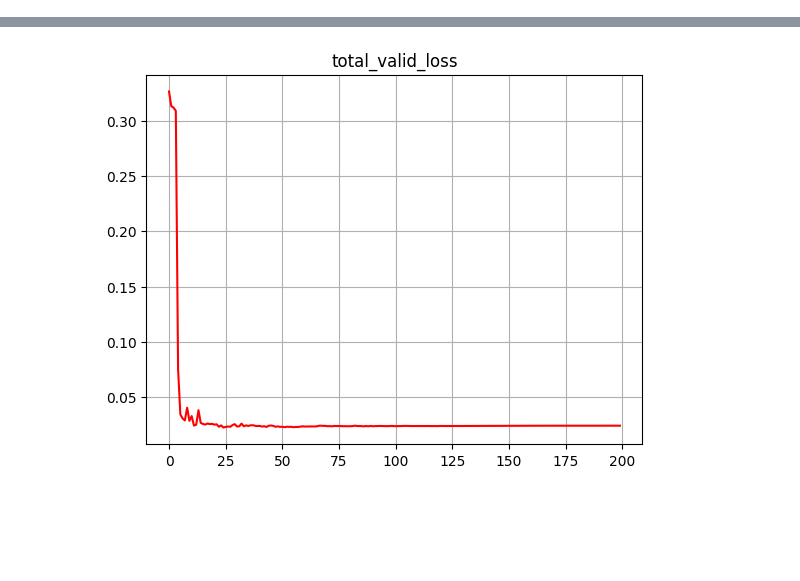
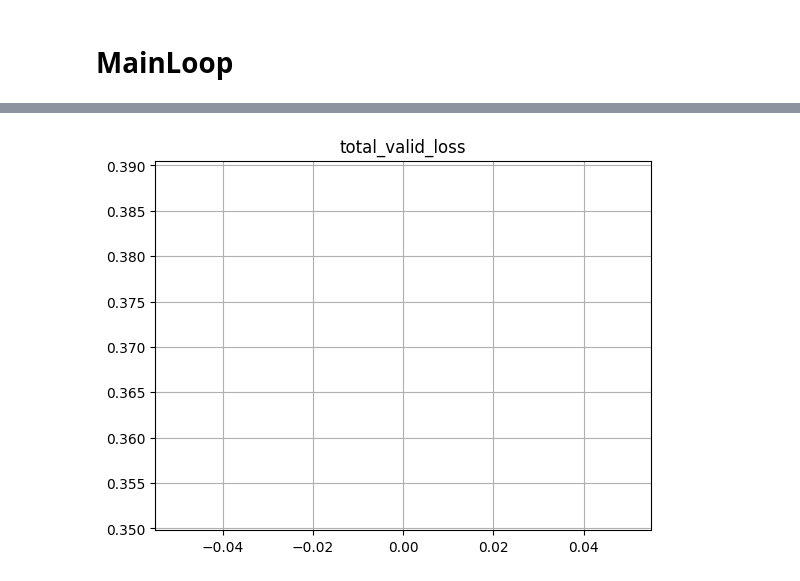
Before and after one commit to axcy0809/MasterThesis, a Jupyter notebook: transformerBuildingEnergy/transformer_buildingEnergy.ipynb, the cells around one changed output, grey strips where cells are left out. Drawn from its saved outputs; the diff is of its cells as text; code cells hidden in the pictures; blank space fills up the shorter version.

```diff
--- a/transformerBuildingEnergy/transformer_buildingEnergy.ipynb
+++ b/transformerBuildingEnergy/transformer_buildingEnergy.ipynb
@@ -11,4 +11,5 @@ output_window = 1 # number of prediction steps, in this model its fixed to one
 block_len = input_window + output_window # for one input-output pair
 batch_size = 10
 train_size = 0.8
+n_layers = 1
 device = torch.device("cuda" if torch.cuda.is_available() else "cpu")
@@ -15,36 +36,13 @@ device = torch.device("cuda" if torch.cuda.is_available() else "cpu")
 # %%
-class PositionalEncoding(nn.Module):
-
-    def __init__(self, d_model, max_len=5000):
-        super(PositionalEncoding, self).__init__()
-        pe = torch.zeros(max_len, d_model)
-        position = torch.arange(0, max_len, dtype=torch.float).unsqueeze(1)
-        # div_term = torch.exp(
-        #     torch.arange(0, d_model, 2).float() * (-math.log(10000.0) / d_model)
-        # )
-        div_term = 1 / (10000 ** ((2 * np.arange(d_model)) / d_model))
-        pe[:, 0::2] = torch.sin(position * div_term[0::2])
-        pe[:, 1::2] = torch.cos(position * div_term[1::2])
-
-        pe = pe.unsqueeze(0).transpose(0, 1) # [5000, 1, d_model],so need seq-len <= 5000
-        #pe.requires_grad = False
-        self.register_buffer('pe', pe)
-
-    def forward(self, x):
-        # print(self.pe[:x.size(0), :].repeat(1,x.shape[1],1).shape ,'---',x.shape)
-        # dimension 1 maybe inequal batchsize
-        return x + self.pe[:x.size(0), :].repeat(1,x.shape[1],1)
-
-
 class TransAm(nn.Module):
-    def __init__(self,feature_size=250,num_layers=1,dropout=0.1):
+    def __init__(self,feature_size=256,num_layers=1,dropout=0.1):
         super(TransAm, self).__init__()
         self.model_type = 'Transformer'
         self.input_embedding  = nn.Linear(1,feature_size)
         self.src_mask = None
 
         self.pos_encoder = PositionalEncoding(feature_size)
-        self.encoder_layer = nn.TransformerEncoderLayer(d_model=feature_size, nhead=10, dropout=dropout)
+        self.encoder_layer = nn.TransformerEncoderLayer(d_model=feature_size, nhead=16, dropout=dropout)
         self.transformer_encoder = nn.TransformerEncoder(self.encoder_layer, num_layers=num_layers)
         self.decoder = nn.Linear(feature_size,1)
         self.init_weights()
@@ -220,6 +299,8 @@ def evaluate(eval_model, data_source,criterion):
+# %% [markdown]
+# MainLoop
 # %%
 train_data, val_data = get_data("data/Office_Eddie.csv")
-model = TransAm().to(device)
+model = TransAm(num_layers=n_layers).to(device)
 
 criterion = nn.MSELoss()
 lr = 0.005
@@ -228,7 +309,7 @@ optimizer = torch.optim.AdamW(model.parameters(), lr=lr)
 scheduler = torch.optim.lr_scheduler.StepLR(optimizer, 1, gamma=0.95)
 
 best_val_loss = float("inf")
-epochs = 200 # The number of epochs
+epochs = 1 # The number of epochs
 best_model = None
 
 for epoch in range(1, epochs + 1):
@@ -238,7 +319,6 @@ for epoch in range(1, epochs + 1):
     loss.append(val_loss)
     if ( epoch % 5 == 0 ):
         val_loss = plot_and_loss(model, val_data,epoch,criterion)
-        #predict_future(model, val_data,20)
 
 
     print('-' * 89)
@@ -251,7 +331,7 @@ for epoch in range(1, epochs + 1):
 pyplot.plot(loss,color="red")
 pyplot.grid(True, which='both')
 pyplot.title("total_valid_loss")
-pyplot.savefig('output/total_valid_loss.png')
+pyplot.savefig('output/total_valid_loss_num_layers{}.png'.format(n_layers))
 pyplot.show()
-torch.save(model, "model/savedModel_after_{}_epochs.pth".format(epochs))
+torch.save(model, "model/savedModel_after_{}_epochs_num_layers{}.pth".format(epochs,n_layers))
 # %% [output]
@@ -275,4 +350,4 @@ torch.save(model, "model/savedModel_after_{}_epochs.pth".format(epochs))
-[figure, old version]
+[figure, new version]
 # %%
 model = torch.load("model/savedModel_after_200_epochs.pth")
 model.eval()
```
Also changed, not shown: parts of 18 cells of this notebook, 6 other files.
